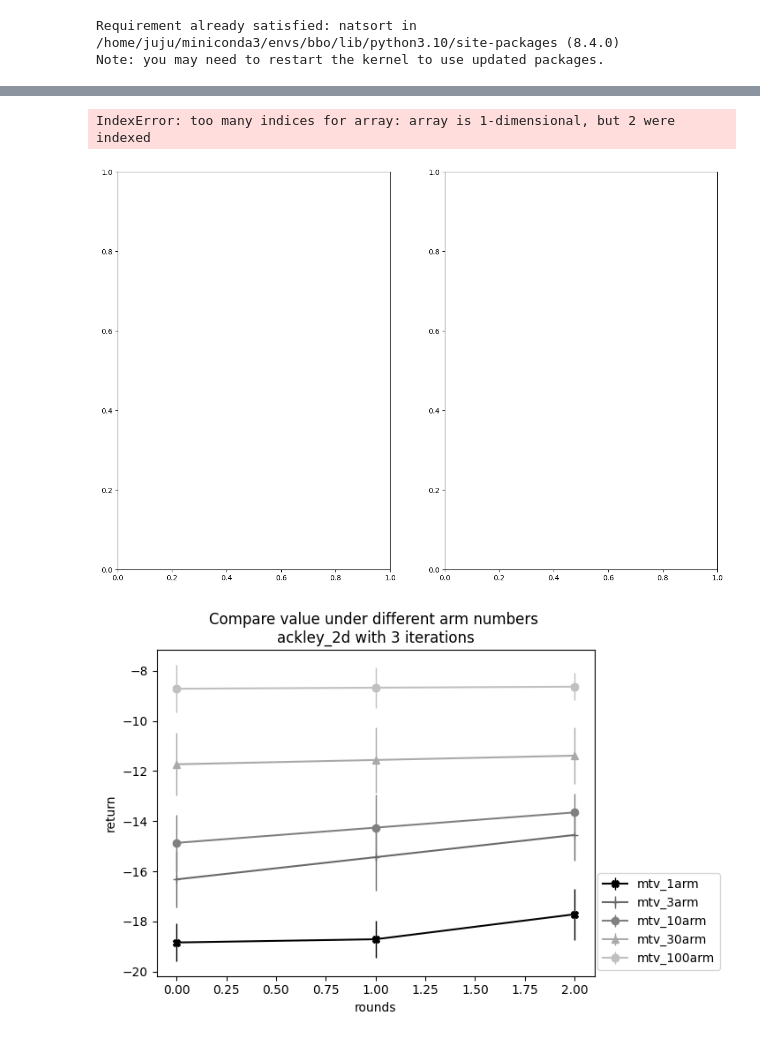
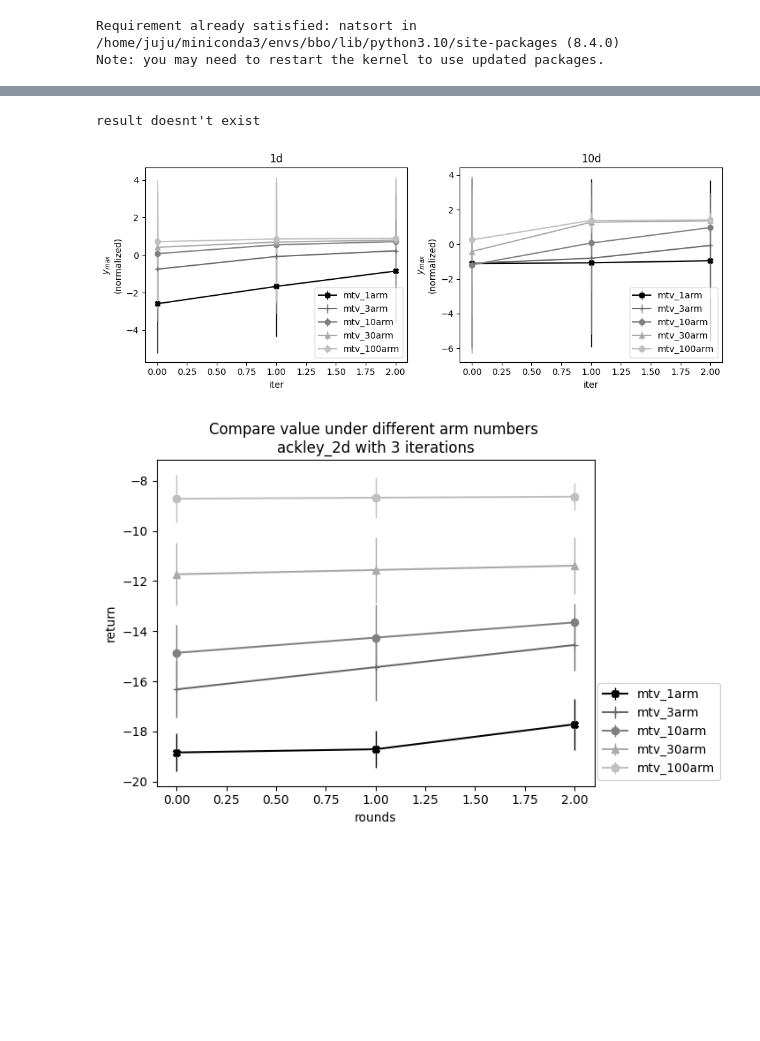
Before and after one commit to yubo-research/yubo, a Jupyter notebook: Untitled.ipynb, the cells around one changed output, grey strips where cells are left out. Cells and saved outputs as stored; diff of their text form; code cells hidden in the pictures; blank space fills up the shorter version.

```diff
--- a/Untitled.ipynb
+++ b/Untitled.ipynb
@@ -58,0 +308,14 @@ NameError: name 'data_locator' is not defined
+# %%
+def data_locator(exp_tag, problem_name, optimizer_name,num_arms, num_dim):
+    return f"/home/juju/projects/bbo/results/{exp_tag}/{num_arms}arm/{num_dim}d/{problem_name}/1iter/{optimizer_name}"
+def plot_perf(ax, exp_name, optimizers, num_arms, num_dim, i_agg=-1):
+    ap.plot_agg_all(ax, data_locator, exp_name, num_arms, num_dim, optimizers=optimizers, sort=True, i_agg=i_agg)
+    ax.set_title(f"num_arms = {num_arms}  num_dim = {num_dim}")
+    ax.set_ylabel("$y_{max}$\n(normalized)")
+def plot_compare(ax, exp_name, num_arms, num_dim, i_agg=-1):
+    optimizers = [
+        f"sobol_{num_arms}arm",
+        f'mtv_{num_arms}arm',
+        f'random_{num_arms}arm'
+    ]
+    plot_perf(ax, exp_name, optimizers, num_arms, num_dim, i_agg)
@@ -58,0 +346,13 @@ NameError: name 'data_locator' is not defined
+# %%
+axs = ap.subplots(2, 3, figsize=10)
+num_arms = [1,2,3,10,30,100]
+num_dim = [1,2,3,10,30,100]
+for i in range(6):
+    plot_compare(axs[i], "figure_test", num_arms=num_arms[i], num_dim=num_dim[i])
+
+# plot_compare(axs[0], "figure_test", num_arms=10, num_dim=10)
+# plot_compare(axs[1], "figure_test", num_arms=100, num_dim=100)
+
+    ap.tight(axs)
+plt.savefig("figures/mtv_sobol_dim_arm.png")
+plt.show()
@@ -58,0 +361,12 @@ NameError: name 'data_locator' is not defined
+# %%
+axs = ap.subplots(2, 3, figsize=10)
+num_arms = [1,2,3,10,30,100]
+num_dim = [1,2,3,10,30,100]
+for i in range(6):
+    plot_compare(axs[i], "figure_test", num_arms=num_arms[i], num_dim=num_dim[i])
+
+# plot_compare(axs[0], "figure_test", num_arms=10, num_dim=10)
+# plot_compare(axs[1], "figure_test", num_arms=100, num_dim=100)
+
+    ap.tight(axs)
+plt.show()
@@ -149,19 +495,20 @@ result doesnt't exist
 # %%
 num_rows = 1
 num_cols = 2
-fig, axs = plt.subplots(num_rows, num_cols, figsize=(15, 10))
+fig, axs = plt.subplots(num_rows, num_cols, figsize=(10, 4))
 dimensions=[1,10]
 count = 0
 for i in range(num_rows):
     for j in range(num_cols):
-        plt.sca(axs[i,j])
+        plt.sca(axs[i+j])
         plotbench(dimensions[count])
         count+=1
 plt.tight_layout()
+plt.savefig(f"figures/exp_mtv/all_dim_mtv.png")
 plt.show()
 # %% [output]
-IndexError: too many indices for array: array is 1-dimensional, but 2 were indexed
+result doesnt't exist
-[figure, old version]
+[figure, new version]
 # %%
 from experiments.plot_nbu import plot_results
 from experiments.plot_nbu import plot_arm_results
```
Also changed, not shown: parts of 20 cells of this notebook.
